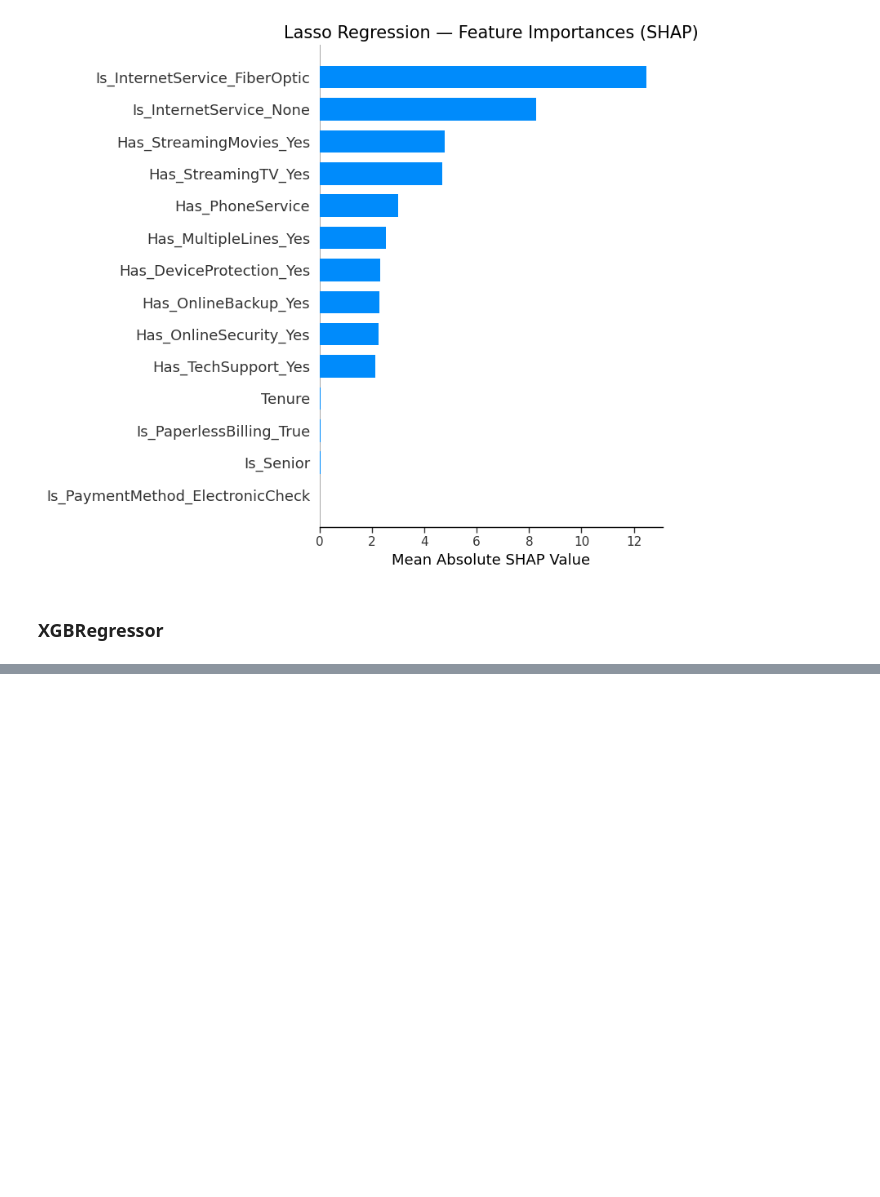
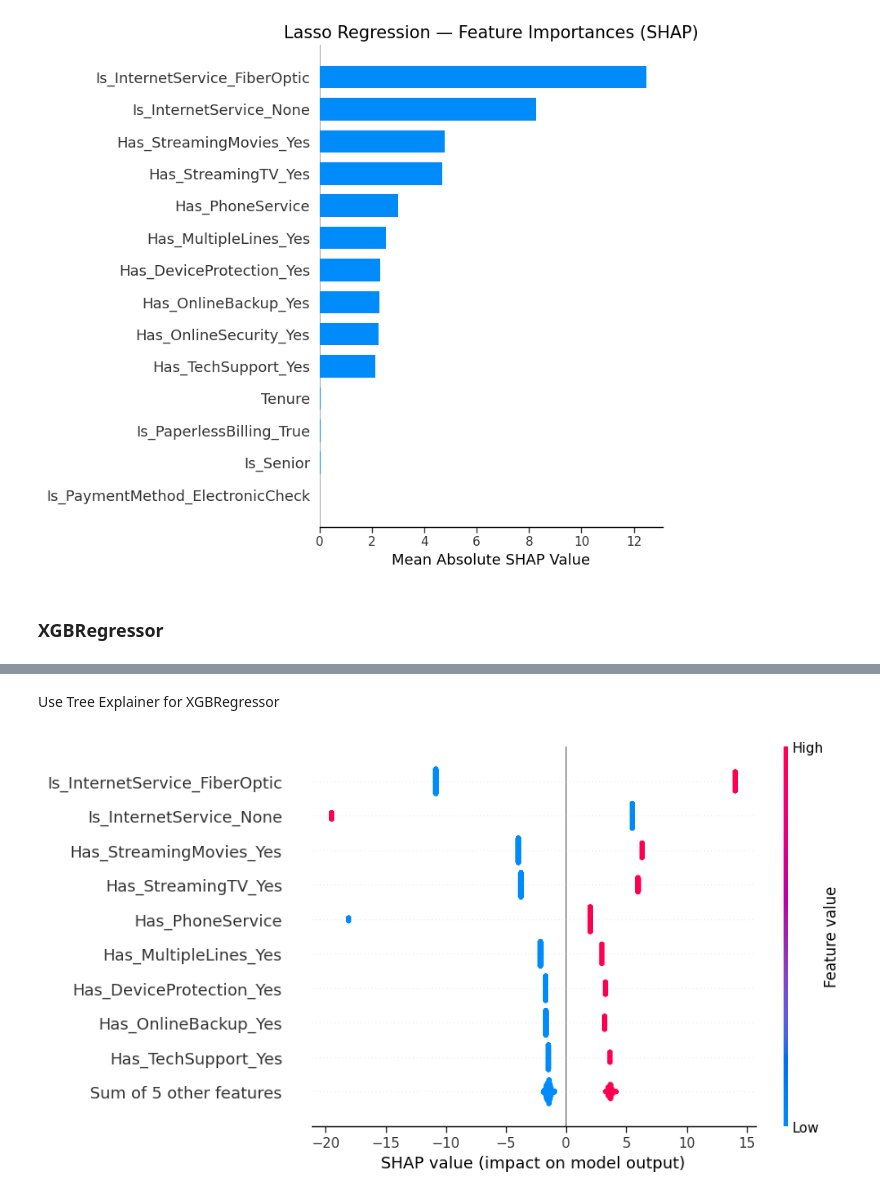
Before and after one commit to kitlapp/Telco_ML, a Jupyter notebook: Regression_ML_Katerina.ipynb, the cells around one changed output, grey strips where cells are left out. Cells and saved outputs as stored; diff of their text form; code cells hidden in the pictures; blank space fills up the shorter version.

```diff
--- a/Regression_ML_Katerina.ipynb
+++ b/Regression_ML_Katerina.ipynb
@@ -1274,0 +1343,14 @@ plt.show()
+# %% [markdown]
+Use Tree Explainer for XGBRegressor
+# %%
+# Use Tree Explainer for XGB Tree type model. Encaptulates GINI.
+explainer_xgb = shap.TreeExplainer(xgb_opt)
+
+# Calculate SHAP values for the test set
+# We use .iloc[:500] to get a sample size for the beeswarm
+shap_values_xgb = explainer_xgb(X_test.iloc[:500, :])
+# %%
+# Create the Beeswarm Plot
+shap.plots.beeswarm(shap_values_xgb)
+# %% [output]
+[figure, added]
```
Also changed, not shown: parts of 9 cells of this notebook.
